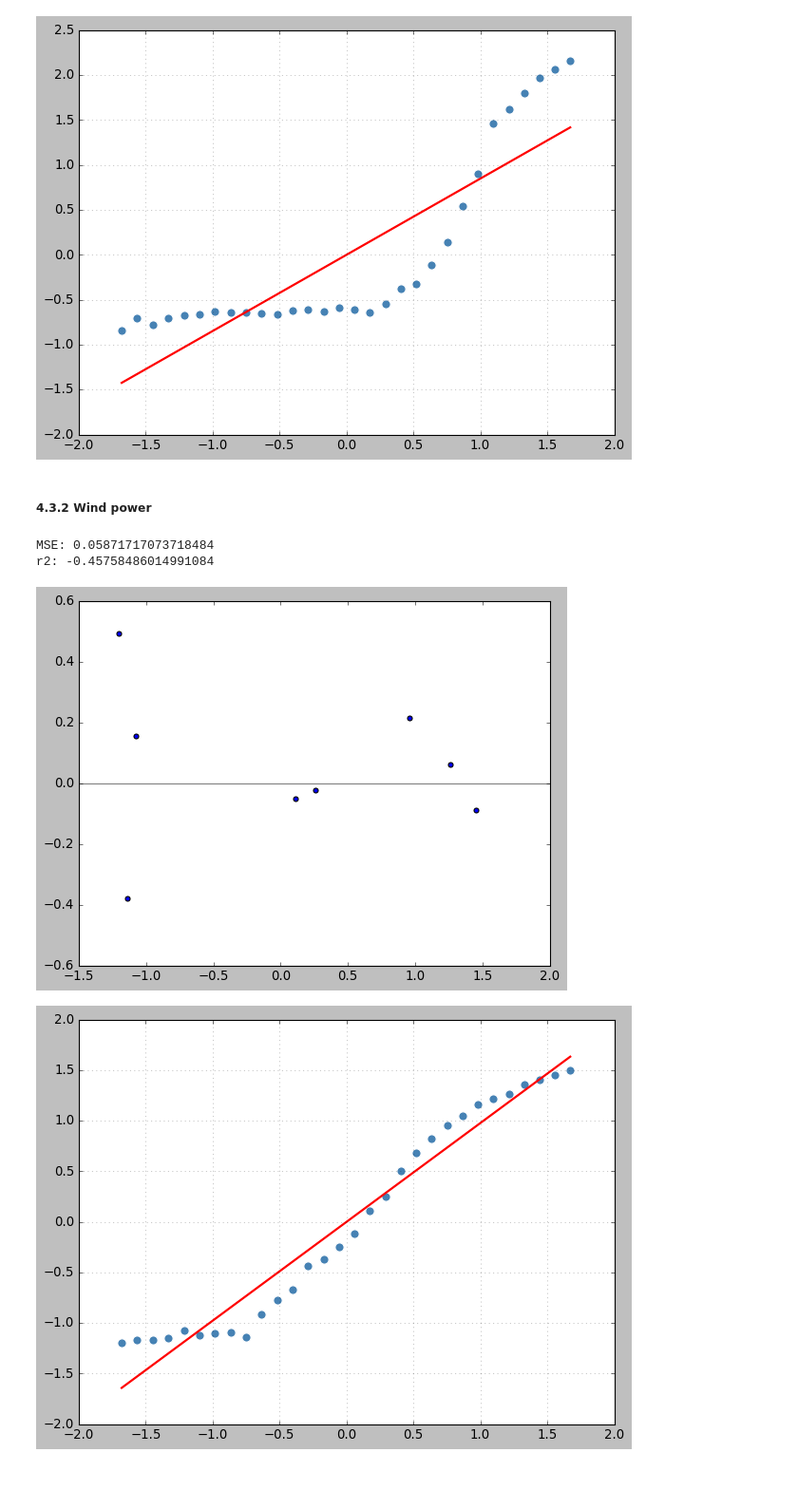
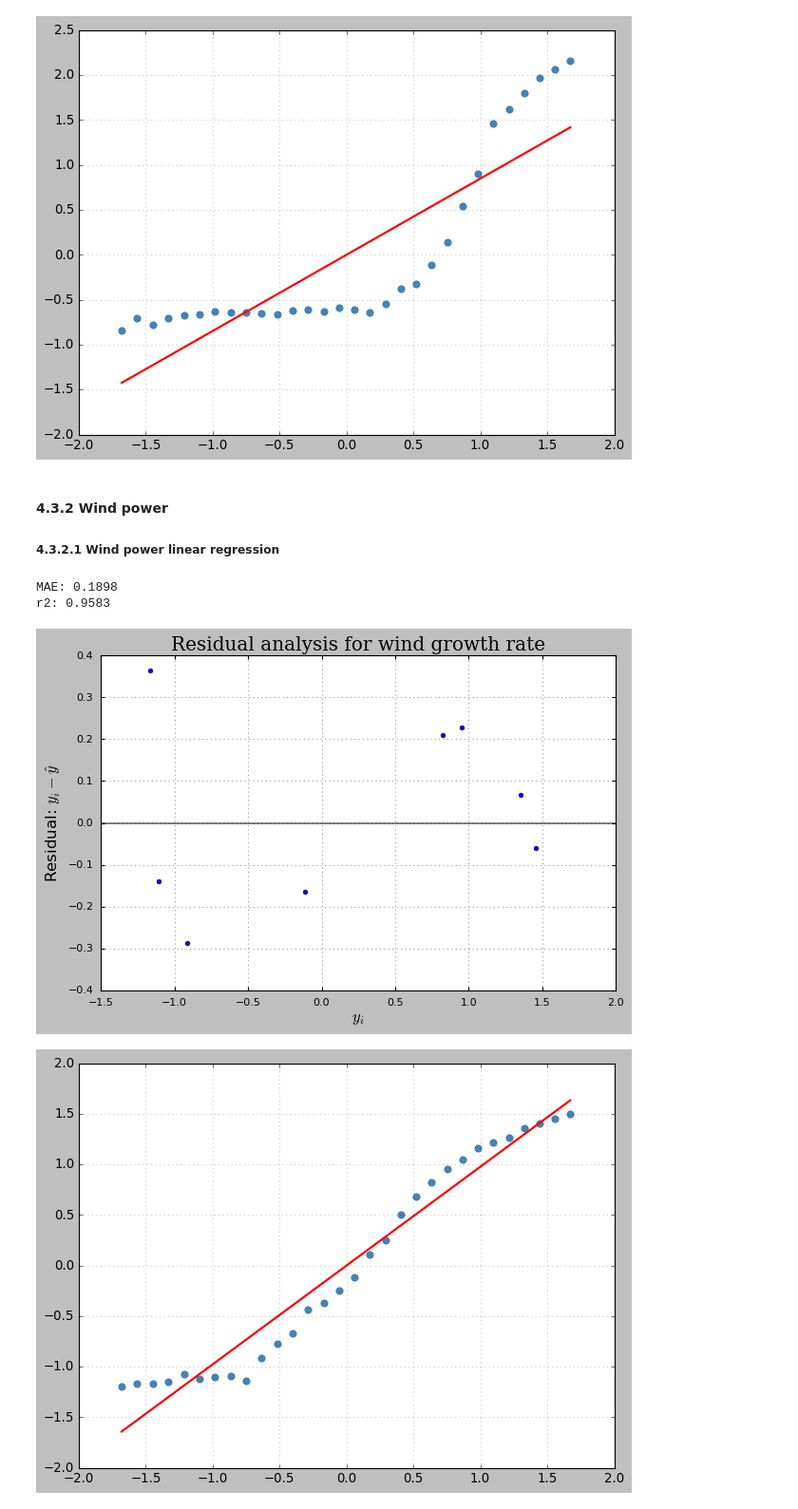
Before and after one commit to fenilenvinileno97/linear_regression, a Jupyter notebook: 4-final-project.ipynb, the cells around one changed output. Shown at 95% size. Saved outputs shown, nothing was run; the diff lists cells and outputs as text; code cells hidden in the pictures; blank space fills up the shorter version.

```diff
--- a/4-final-project.ipynb
+++ b/4-final-project.ipynb
@@ -421,24 +421,32 @@ log_predict_northam.lmodels.linear_adjust_plot("log_year", "log_solar")
 # %% [output]
 [figure]
 # %% [markdown]
-##### 4.3.2 Wind power
+#### 4.3.2 Wind power
+##### 4.3.2.1  Wind power linear regression
 # %%
 wind_model, windl_test, windl_pred = log_predict_northam.lmodels.single_linear("log_year", "log_wind")
 # %%
-mse_logw = mean_squared_error(windl_test, windl_pred)
-r2_logw = r2_score(windl_test, wind_pred)
-print(f"MSE: {mse_logw}")
-print(f"r2: {r2_logw}")
+from sklearn.metrics import mean_absolute_error
+
+mse_logw = mean_absolute_error(windl_test, windl_pred)
+r2_logw = r2_score(windl_test, windl_pred)
+print(f"MAE: {mse_logw:.4f}")
+print(f"r2: {r2_logw:.4f}")
 # %% [output]
-MSE: 0.05871717073718484
-r2: -0.45758486014991084
+MAE: 0.1898
+r2: 0.9583
 # %%
 residuals_wind_log = np.subtract(windl_test, windl_pred)
 plt.scatter(windl_test, residuals_wind_log)
 plt.axhline(y=0, color="gray", zorder=False)
+plt.title("Residual analysis for wind growth rate", fontdict={"family" : "serif", "size": 18})
+plt.ylabel(r"Residual: $y_{i}-\hat{y}$", fontdict={"size": 15})
+plt.xlabel(r"$y_{i}$", fontdict={"size": 15})
+plt.grid(alpha=0.4)
+plt.tight_layout()
 plt.show()
 # %% [output]
-[figure, old version]
+[figure, new version]
 # %%
 log_predict_northam.lmodels.linear_adjust_plot("log_year", "log_wind")
 # %% [output]
```
Also changed, not shown: parts of 12 cells of this notebook, 1 other file.
